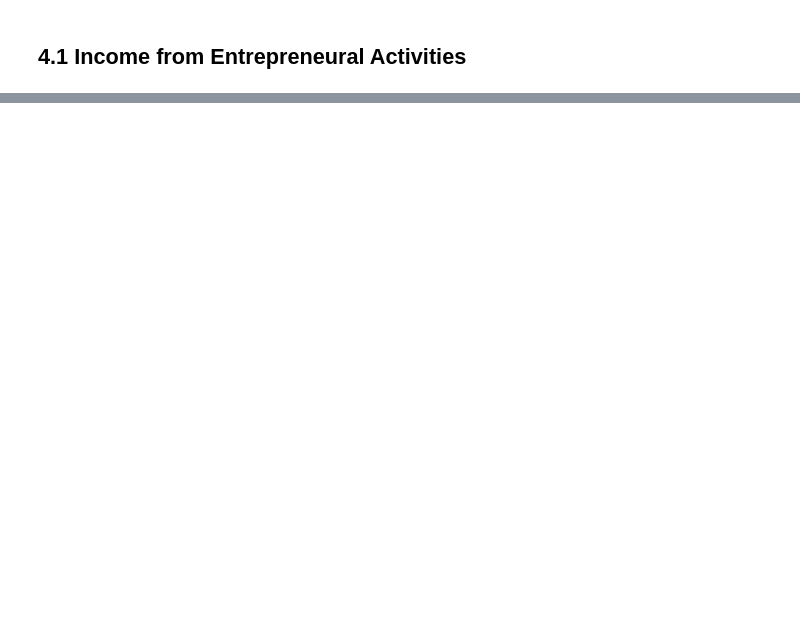
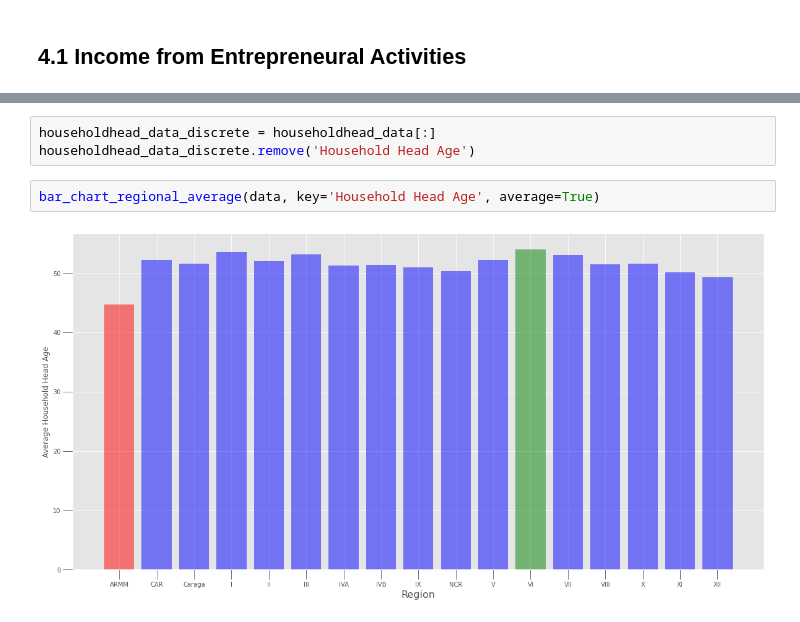
Before and after one commit to kiaraesguerra/filipino-income-expenditures, a Jupyter notebook: 01 EDA - Regional Average.ipynb, the cells around one changed output, grey strips where cells are left out. Saved outputs shown, nothing was run; the diff lists cells and outputs as text; blank space fills up the shorter version.

```diff
--- a/01 EDA - Regional Average.ipynb
+++ b/01 EDA - Regional Average.ipynb
@@ -106,0 +205,7 @@ plt.show()
+# %%
+householdhead_data_discrete = householdhead_data[:]
+householdhead_data_discrete.remove('Household Head Age')
+# %%
+bar_chart_regional_average(data, key='Household Head Age', average=True)
+# %% [output]
+[figure, added]
```
Also changed, not shown: parts of 26 cells of this notebook.
